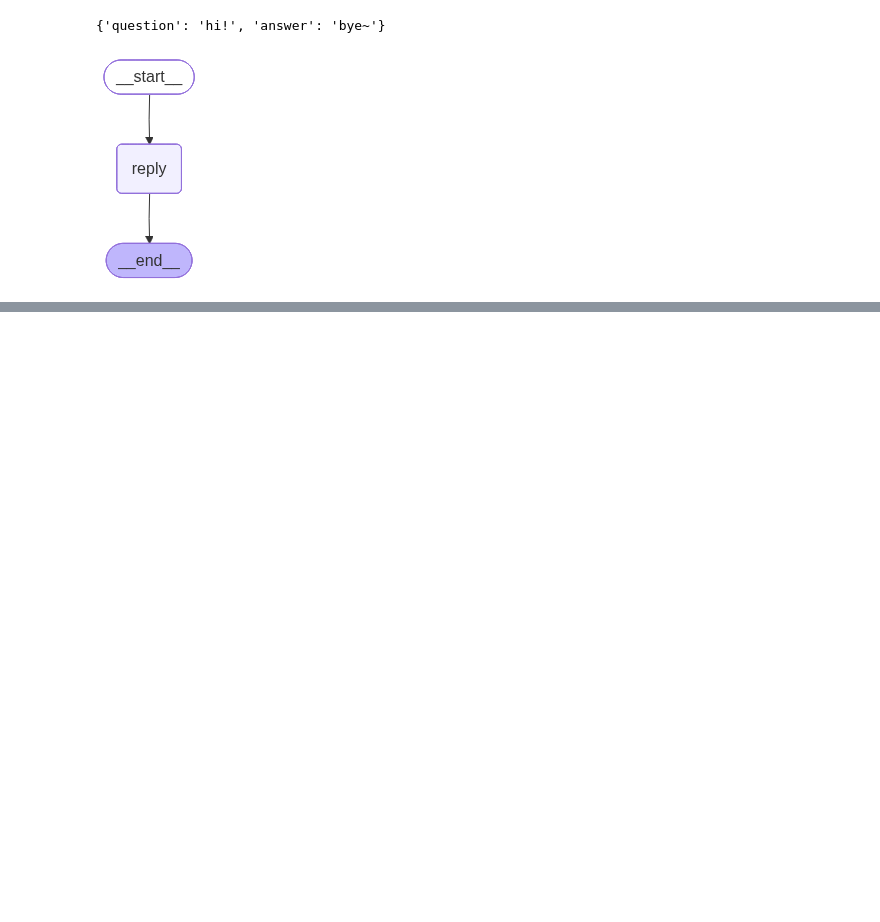
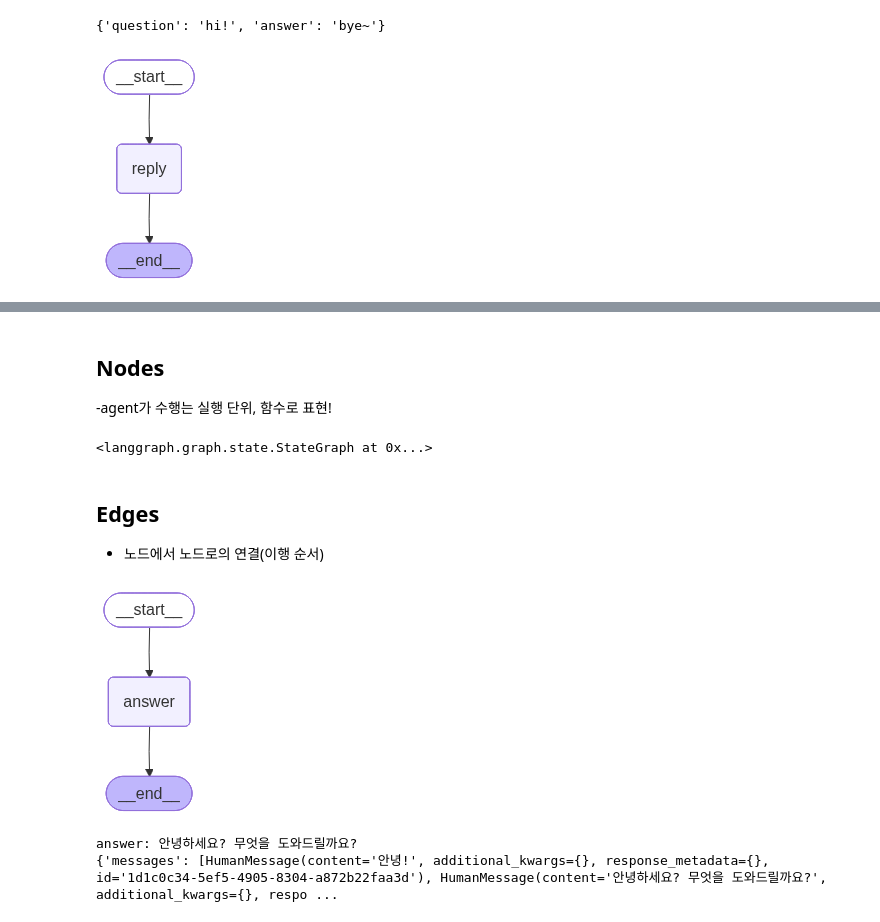
Before and after one commit to jinwooPark123/Langgraph, a Jupyter notebook: Langgraph_basic/랭그래프 기초.ipynb, the cells around one changed output, grey strips where cells are left out. Drawn from its saved outputs; the diff is of its cells as text; code cells hidden in the pictures; blank space fills up the shorter version.

```diff
--- a/Langgraph_basic/랭그래프 기초.ipynb
+++ b/Langgraph_basic/랭그래프 기초.ipynb
@@ -124,0 +178,47 @@ graph
+# %%
+from langgraph.graph.message import add_messages # 리듀서
+from typing_extensions import Annotated, TypedDict
+
+class State(TypedDict):
+    messages: Annotated[list[str], add_messages]
+# %% [markdown]
+## Nodes
+
+-agent가 수행는 실행 단위, 함수로 표현!
+# %%
+from typing_extensions import TypedDict, Annotated
+from langgraph.graph import StateGraph, START, END
+from langgraph.graph.message import add_messages
+
+class State(TypedDict):
+    messages: Annotated[list[str], add_messages]
+
+graph = StateGraph(State)
+# %%
+# 노드 정의
+
+def chatbot(state:State):
+    answer = '안녕하세요? 무엇을 도와드릴까요?'
+    print('answer:', answer)
+
+    return {'messages': [answer]}
+
+graph.add_node('answer', chatbot)
+# %% [output]
+<langgraph.graph.state.StateGraph at 0x...>
+# %% [markdown]
+## Edges
+- 노드에서 노드로의 연결(이행 순서)
+# %%
+graph.add_edge(START, 'answer')
+graph.add_edge('answer', END)
+graph = graph.compile()
+# %%
+graph
+# %% [output]
+[figure, added]
+# %%
+print(graph.invoke({'messages': ['안녕!']}))
+# %% [output]
+answer: 안녕하세요? 무엇을 도와드릴까요?
+{'messages': [HumanMessage(content='안녕!', additional_kwargs={}, response_metadata={}, id='1d1c0c34-5ef5-4905-8304-a872b22faa3d'), HumanMessage(content='안녕하세요? 무엇을 도와드릴까요?', additional_kwargs={}, respo ...
```
Also changed, not shown: parts of 9 cells of this notebook.
